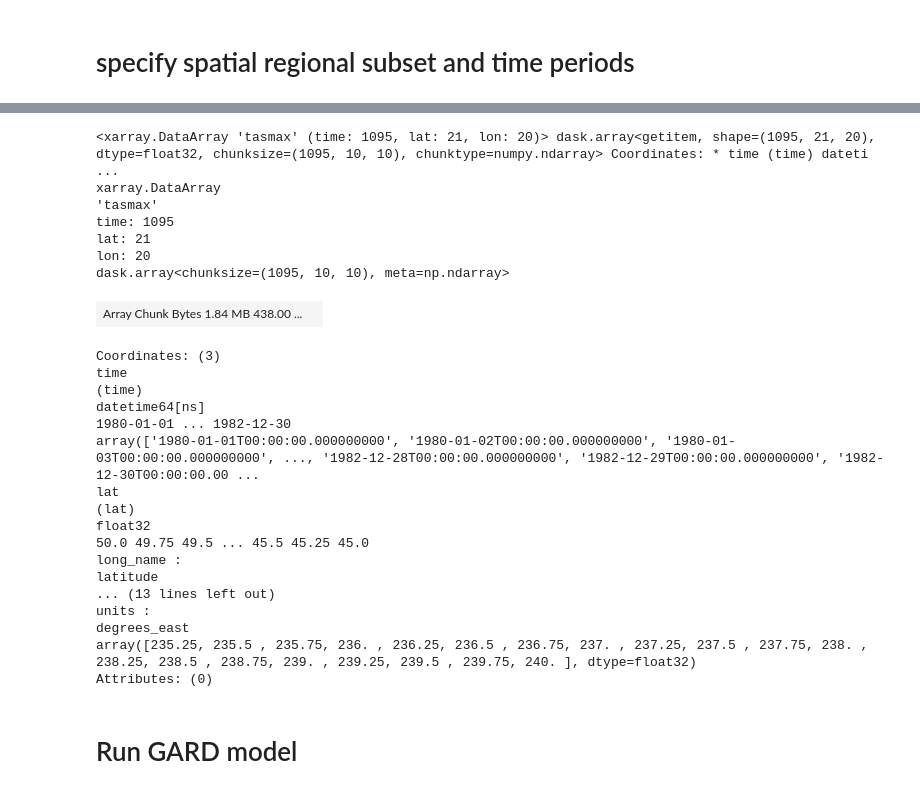
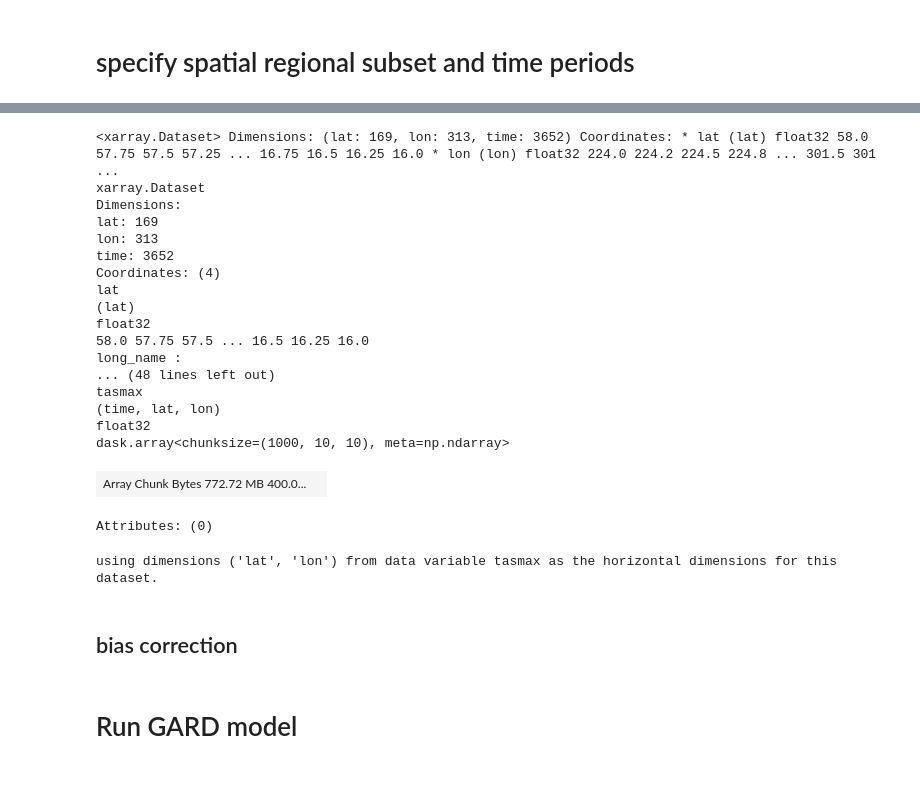
Before and after one commit to carbonplan/cmip6-downscaling, a Jupyter notebook: notebooks/gard_workflow.ipynb, the cells around one changed output, grey strips where cells are left out. Drawn from its saved outputs; the diff is of its cells as text; code cells hidden in the pictures.

```diff
--- a/notebooks/gard_workflow.ipynb
+++ b/notebooks/gard_workflow.ipynb
@@ -266,30 +179,0 @@ CMIP.CCCma.CanESM5.historical.day.gn
-# %%
-# super hacky way of fixing temporal mismatch XD
-obs = obs.isel(time=slice(0, 1095))
-obs
-# %% [output]
-<xarray.DataArray 'tasmax' (time: 1095, lat: 21, lon: 20)> dask.array<getitem, shape=(1095, 21, 20), dtype=float32, chunksize=(1095, 10, 10), chunktype=numpy.ndarray> Coordinates: * time (time) dateti ...
-xarray.DataArray
-'tasmax'
-time: 1095
-lat: 21
-lon: 20
-dask.array<chunksize=(1095, 10, 10), meta=np.ndarray>
-| Array Chunk Bytes 1.84 MB 438.00 ... |  |
-Coordinates: (3)
-time
-(time)
-datetime64[ns]
-1980-01-01 ... 1982-12-30
-array(['1980-01-01T00:00:00.000000000', '1980-01-02T00:00:00.000000000', '1980-01-03T00:00:00.000000000', ..., '1982-12-28T00:00:00.000000000', '1982-12-29T00:00:00.000000000', '1982-12-30T00:00:00.00 ...
-lat
-(lat)
-float32
-50.0 49.75 49.5 ... 45.5 45.25 45.0
-long_name :
-latitude
-... (13 lines left out)
-units :
-degrees_east
-array([235.25, 235.5 , 235.75, 236. , 236.25, 236.5 , 236.75, 237. , 237.25, 237.5 , 237.75, 238. , 238.25, 238.5 , 238.75, 239. , 239.25, 239.5 , 239.75, 240. ], dtype=float32)
-Attributes: (0)
@@ -297,0 +195,23 @@ gcm_train['time'] = obs.time.values
+# %%
+obs = xr.open_zarr('obs_buffer.zarr')
+obs
+# %% [output]
+<xarray.Dataset> Dimensions: (lat: 169, lon: 313, time: 3652) Coordinates: * lat (lat) float32 58.0 57.75 57.5 57.25 ... 16.75 16.5 16.25 16.0 * lon (lon) float32 224.0 224.2 224.5 224.8 ... 301.5 301 ...
+xarray.Dataset
+Dimensions:
+lat: 169
+lon: 313
+time: 3652
+Coordinates: (4)
+lat
+(lat)
+float32
+58.0 57.75 57.5 ... 16.5 16.25 16.0
+long_name :
+... (48 lines left out)
+tasmax
+(time, lat, lon)
+float32
+dask.array<chunksize=(1000, 10, 10), meta=np.ndarray>
+| Array Chunk Bytes 772.72 MB 400.0... |  |
+Attributes: (0)
@@ -297,0 +244,14 @@ gcm_train['time'] = obs.time.values
+# %%
+full_gcm, coarse_obs = maca_preprocess(
+    historical_gcm=historical_gcm.sel(time=historical_period),
+    future_gcm=future_gcm.sel(time=future_period),
+    obs=obs,
+    min_lon=min_lon,
+    max_lon=max_lon,
+    min_lat=min_lat,
+    max_lat=max_lat,
+)
+# %% [output]
+using dimensions ('lat', 'lon') from data variable tasmax as the horizontal dimensions for this dataset.
+# %% [markdown]
+## bias correction
```
Also changed, not shown: parts of 37 cells of this notebook.
